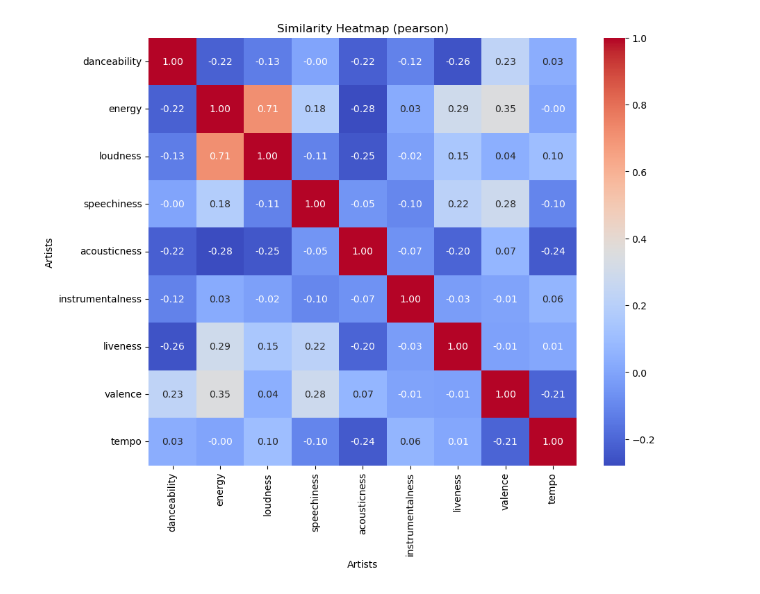
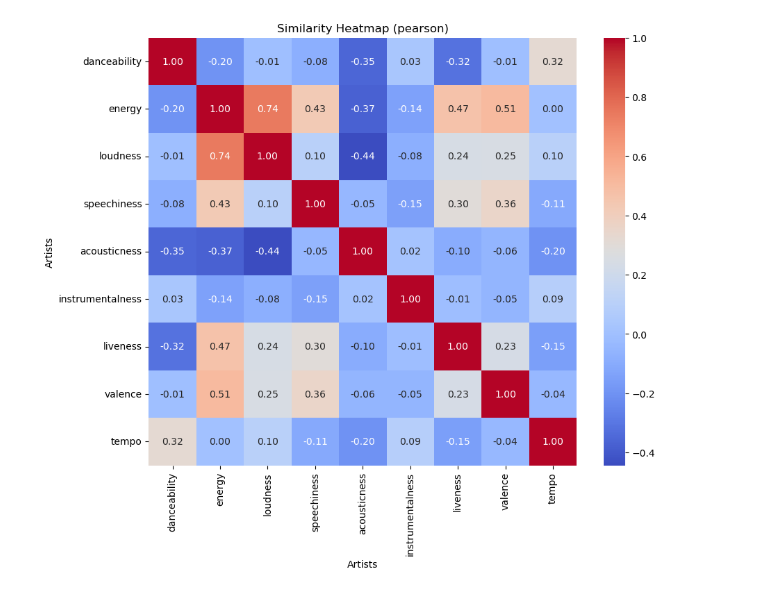
Before and after one commit to NilBiescas/Final-Project, a Jupyter notebook: Report.ipynb, the cells around one changed output. Cells and saved outputs as stored; diff of their text form; code cells hidden in the pictures.

```diff
--- a/Sessions_ipynb/Session4.ipynb
+++ b/Report.ipynb
@@ -195,0 +216,20 @@ artists_audio_feat  = pd.read_csv('/Users/nbiescas/Desktop/Graphs/Graphs_data/Al
+# %%
+def find_cliques(g: nx.Graph, min_size_clique: int) -> tuple:
+    """
+    Find cliques in the graph g with size at least min_size_clique.
+
+    :param g: networkx graph.
+    :param min_size_clique: minimum size of the cliques to find.
+    :return: two-element tuple, list of cliques (each clique is a list of nodes) and
+        list of nodes in any of the cliques.
+    """
+    # ------- IMPLEMENT HERE THE BODY OF THE FUNCTION ------- #
+    cliques = [clic for clic in nx.find_cliques(g) if len(clic) >= min_size_clique]
+    clique_nodes = list(set(node for clique in cliques for node in clique))
+
+    return cliques, clique_nodes
+# %%
+GB = find_cliques(Graph_B_und, min_size_clique = 7)
+GD = find_cliques(Graph_D_und, min_size_clique = 10)
+print("There are {} cliques of length 7 in graph B".format(len(GB[0])))
+print("There are {} cliques of lenght 10 in graph D".format(len(GD[0])))
@@ -195,0 +239,10 @@ artists_audio_feat  = pd.read_csv('/Users/nbiescas/Desktop/Graphs/Graphs_data/Al
+# %%
+GB_art = GB[1]
+art = {}
+for artists in GB_art:
+    artist = sp.artist(artists)
+    name = artist['name']
+    followers = artist['followers']['total']
+    popularity = artist['popularity']
+    genres = artist['genres']
+    art[name] = {"followers": followers, "popularity": popularity, "genres": genres}
@@ -231,0 +570,2 @@ plot_audio_features_radar(artist_audio_feat_D_norm, "Drake", "Lil Sancho")
+# %%
+artist_audio_feat_B = pd.read_csv('./Session_3/Mean_Audio_Features_Data/Mean_Audio_Features_graph_B.csv')
@@ -232,4 +650,4 @@ plot_audio_features_radar(artist_audio_feat_D_norm, "Drake", "Lil Sancho")
 # %%
-plot_similarity_heatmap(artists_audio_feat, "pearson", 'similarity_heatmap.png')
+plot_similarity_heatmap(artist_audio_feat_B, "pearson", 'similarity_heatmap.png')
 # %% [output]
-[figure, old version]
+[figure, new version]
```
Also changed, not shown: parts of 98 cells of this notebook, 36 other files.
